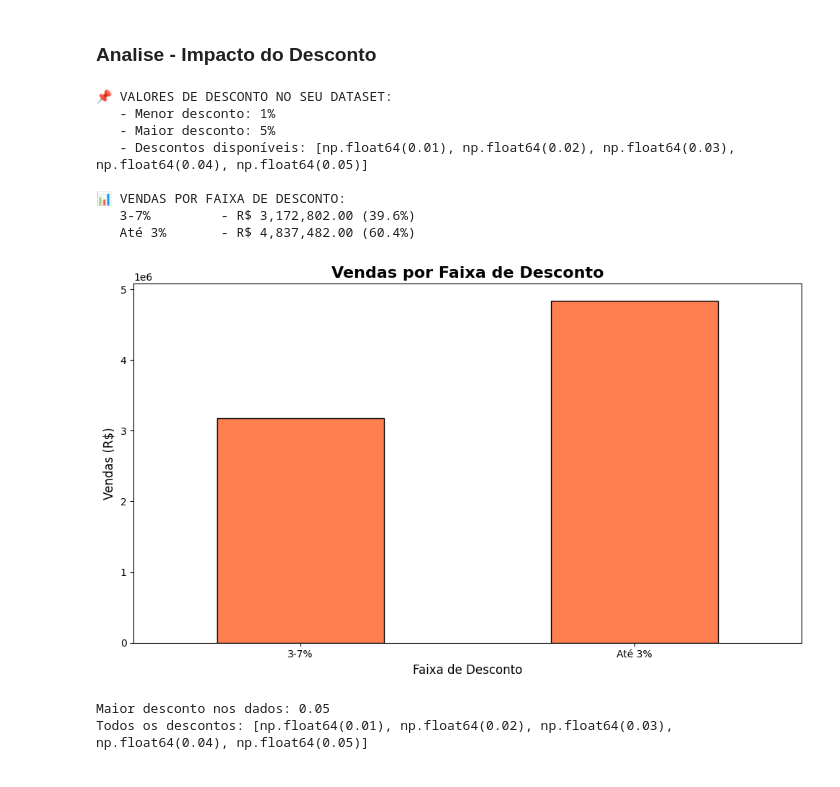
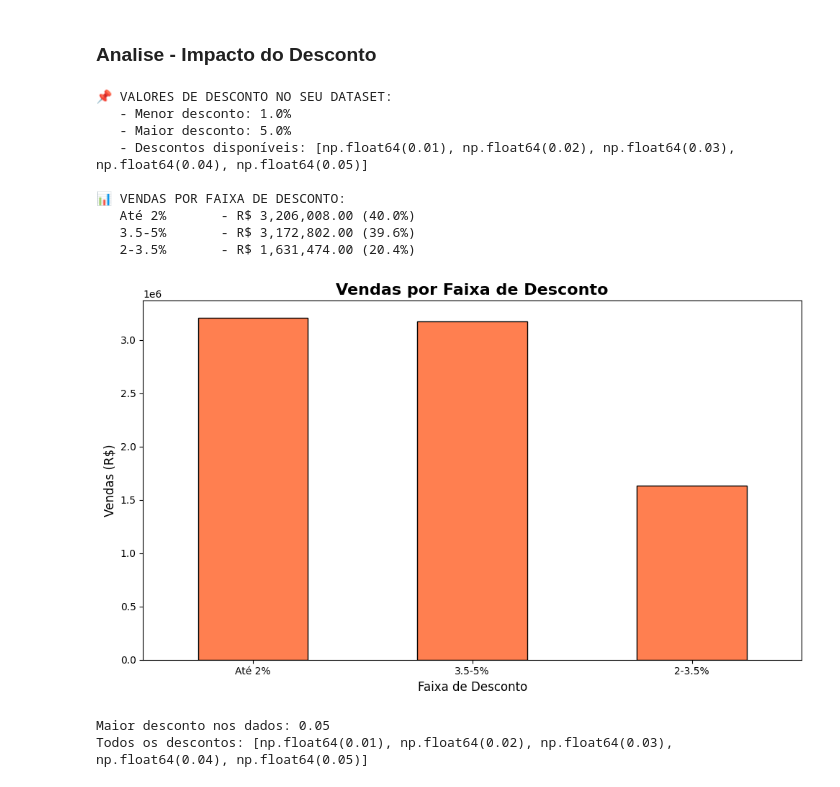
Before and after one commit to GuthierryMathias/e_commerce-Colab-, a Jupyter notebook: e_commerce.ipynb, the cells around one changed output. Drawn from its saved outputs; the diff is of its cells as text; code cells hidden in the pictures.

```diff
--- a/e_commerce.ipynb
+++ b/e_commerce.ipynb
@@ -268,50 +268,51 @@ Electronic           - R$ 173,879.90
 # %%
 # Verificar valores únicos de desconto
 print("📌 VALORES DE DESCONTO NO SEU DATASET:")
-print(f"   - Menor desconto: {df_clean['Discount'].min() * 100:.0f}%")
-print(f"   - Maior desconto: {df_clean['Discount'].max() * 100:.0f}%")
+print(f"   - Menor desconto: {df_clean['Discount'].min() * 100:.1f}%")
+print(f"   - Maior desconto: {df_clean['Discount'].max() * 100:.1f}%")
 print(f"   - Descontos disponíveis: {sorted(df_clean['Discount'].unique())}")
 
-# Criar faixas de desconto ajustadas para máximo 10%
+# Criar faixas de desconto ajustadas para máximo 5%
 def faixa_desconto(desc):
     if desc == 0:
         return 'Sem desconto'
-    elif desc <= 0.03:
-        return 'Até 3%'
-    elif desc <= 0.07:
-        return '3-7%'
+    elif desc <= 0.02:
+        return 'Até 2%'
+    elif desc <= 0.035:
+        return '2-3.5%'
     else:
-        return '7-10%'
+        return '3.5-5%'
 
 df_clean['Faixa_Desconto'] = df_clean['Discount'].apply(faixa_desconto)
 
 # Vendas por faixa de desconto
-vendas_por_desconto = df_clean.groupby('Faixa_Desconto')['Sales'].sum()
+vendas_por_desconto = df_clean.groupby('Faixa_Desconto')['Sales'].sum().sort_values(key=lambda x: x.values, ascending=False)
 
 print("\n📊 VENDAS POR FAIXA DE DESCONTO:")
 for faixa, valor in vendas_por_desconto.items():
     percentual = (valor / vendas_totais) * 100
     print(f"   {faixa:<12} - R$ {valor:>10,.2f} ({percentual:.1f}%)")
 
 # Gráfico
 plt.figure(figsize=(10, 6))
 vendas_por_desconto.plot(kind='bar', color='coral', edgecolor='black')
 plt.title('Vendas por Faixa de Desconto', fontsize=16, fontweight='bold')
 plt.xlabel('Faixa de Desconto', fontsize=12)
 plt.ylabel('Vendas (R$)', fontsize=12)
 plt.xticks(rotation=0)
 plt.tight_layout()
 plt.show()
 # %% [output]
 📌 VALORES DE DESCONTO NO SEU DATASET:
-   - Menor desconto: 1%
-   - Maior desconto: 5%
+   - Menor desconto: 1.0%
+   - Maior desconto: 5.0%
    - Descontos disponíveis: [np.float64(0.01), np.float64(0.02), np.float64(0.03), np.float64(0.04), np.float64(0.05)]
 
 📊 VENDAS POR FAIXA DE DESCONTO:
-   3-7%         - R$ 3,172,802.00 (39.6%)
-   Até 3%       - R$ 4,837,482.00 (60.4%)
+   Até 2%       - R$ 3,206,008.00 (40.0%)
+   3.5-5%       - R$ 3,172,802.00 (39.6%)
+   2-3.5%       - R$ 1,631,474.00 (20.4%)
-[figure, old version]
+[figure, new version]
 # %%
 print("Maior desconto nos dados:", df_clean['Discount'].max())
 print("Todos os descontos:", sorted(df_clean['Discount'].unique()))
```
Also changed, not shown: parts of 2 cells of this notebook.
